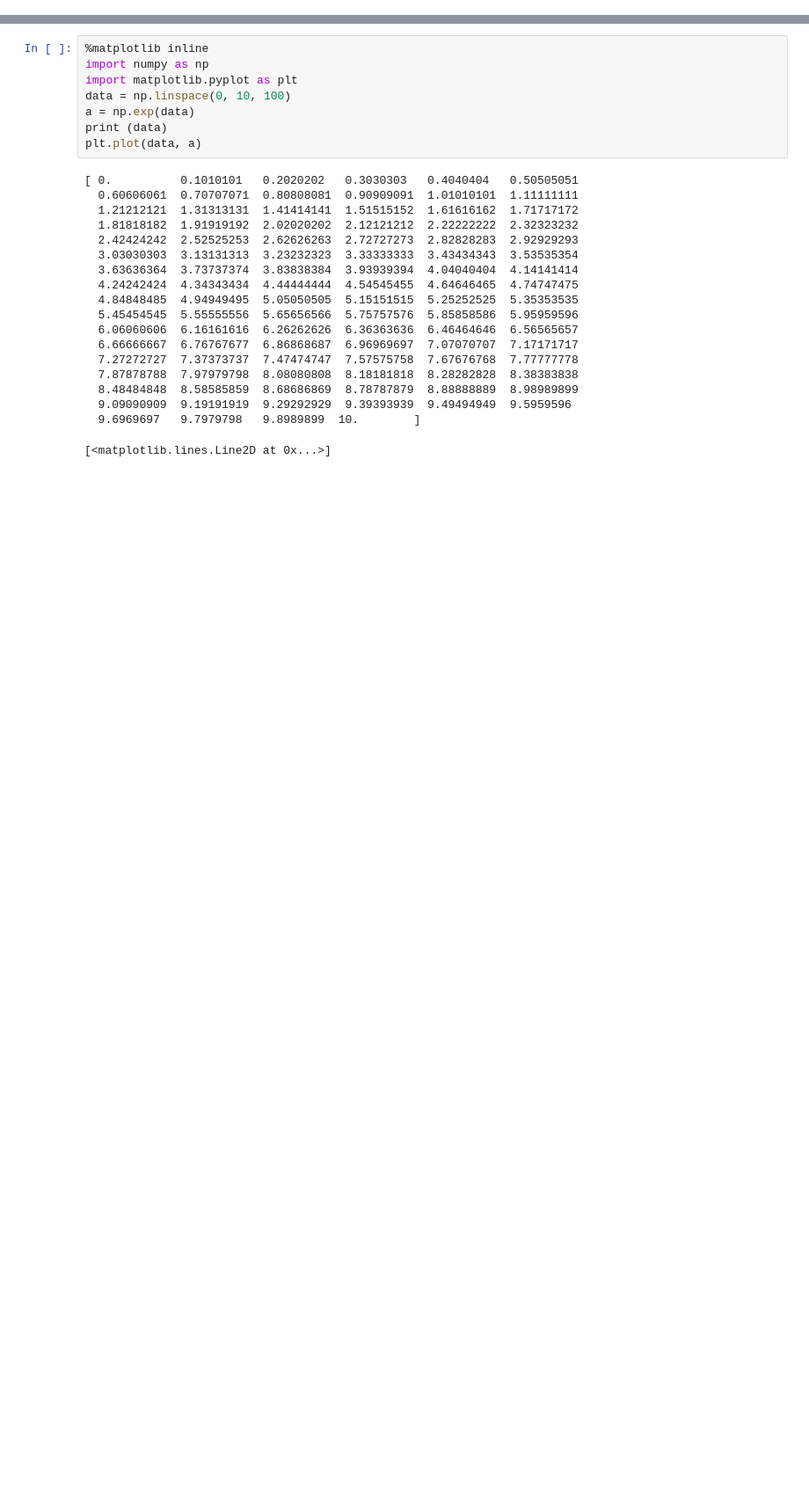
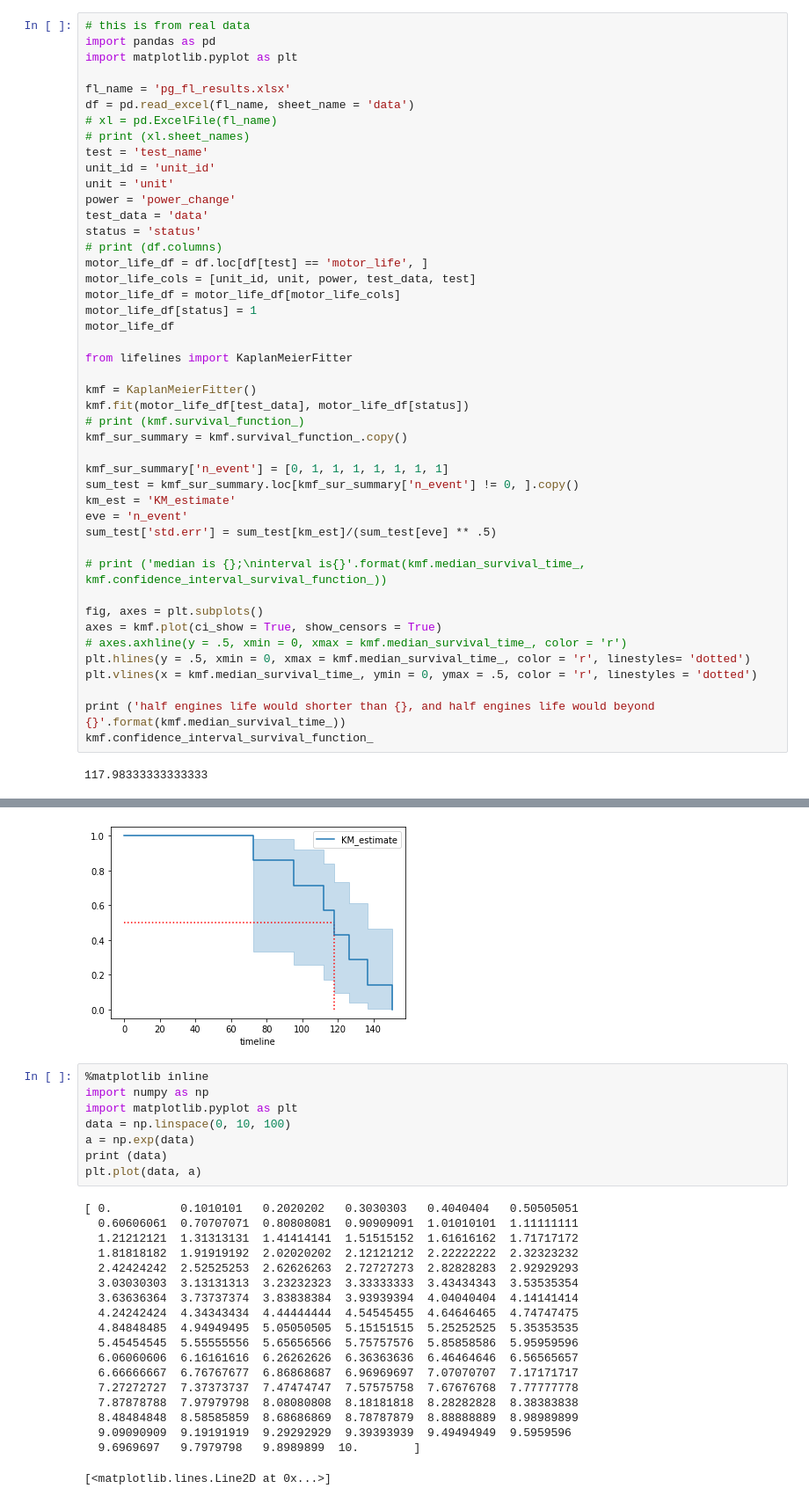
Before and after one commit to shunw/p_tools, a Jupyter notebook: stats_understanding/stats_survival.ipynb, the cells around one changed output, grey strips where cells are left out. Shown: that part at 88% size. Cells and saved outputs as stored; diff of their text form; blank space fills up the shorter version.

```diff
--- a/stats_understanding/stats_survival.ipynb
+++ b/stats_understanding/stats_survival.ipynb
@@ -29,0 +73,47 @@ kmf.plot(ci_show = True, show_censors = True)
+# %%
+# this is from real data
+import pandas as pd
+import matplotlib.pyplot as plt
+
+fl_name = 'pg_fl_results.xlsx'
+df = pd.read_excel(fl_name, sheet_name = 'data')
+# xl = pd.ExcelFile(fl_name)
+# print (xl.sheet_names)
+test = 'test_name'
+unit_id = 'unit_id'
+unit = 'unit'
+power = 'power_change'
+test_data = 'data'
+status = 'status'
+# print (df.columns)
+motor_life_df = df.loc[df[test] == 'motor_life', ]
+motor_life_cols = [unit_id, unit, power, test_data, test]
+motor_life_df = motor_life_df[motor_life_cols]
+motor_life_df[status] = 1
+motor_life_df
+
+from lifelines import KaplanMeierFitter
+
+kmf = KaplanMeierFitter()
+kmf.fit(motor_life_df[test_data], motor_life_df[status])
+# print (kmf.survival_function_)
+kmf_sur_summary = kmf.survival_function_.copy()
+
+kmf_sur_summary['n_event'] = [0, 1, 1, 1, 1, 1, 1, 1]
+sum_test = kmf_sur_summary.loc[kmf_sur_summary['n_event'] != 0, ].copy()
+km_est = 'KM_estimate'
+eve = 'n_event'
+sum_test['std.err'] = sum_test[km_est]/(sum_test[eve] ** .5)
+
+# print ('median is {};\ninterval is{}'.format(kmf.median_survival_time_, kmf.confidence_interval_survival_function_))
+
+fig, axes = plt.subplots()
+axes = kmf.plot(ci_show = True, show_censors = True)
+# axes.axhline(y = .5, xmin = 0, xmax = kmf.median_survival_time_, color = 'r')
+plt.hlines(y = .5, xmin = 0, xmax = kmf.median_survival_time_, color = 'r', linestyles= 'dotted')
+plt.vlines(x = kmf.median_survival_time_, ymin = 0, ymax = .5, color = 'r', linestyles = 'dotted')
+
+print ('half engines life would shorter than {}, and half engines life would beyond {}'.format(kmf.median_survival_time_))
+kmf.confidence_interval_survival_function_
+# %% [output]
+117.98333333333333
@@ -30,3 +129,4 @@ kmf.plot(ci_show = True, show_censors = True)
+[figure, added]
 # %%
 %matplotlib inline
 import numpy as np
```
Also changed, not shown: parts of 3 cells of this notebook.
